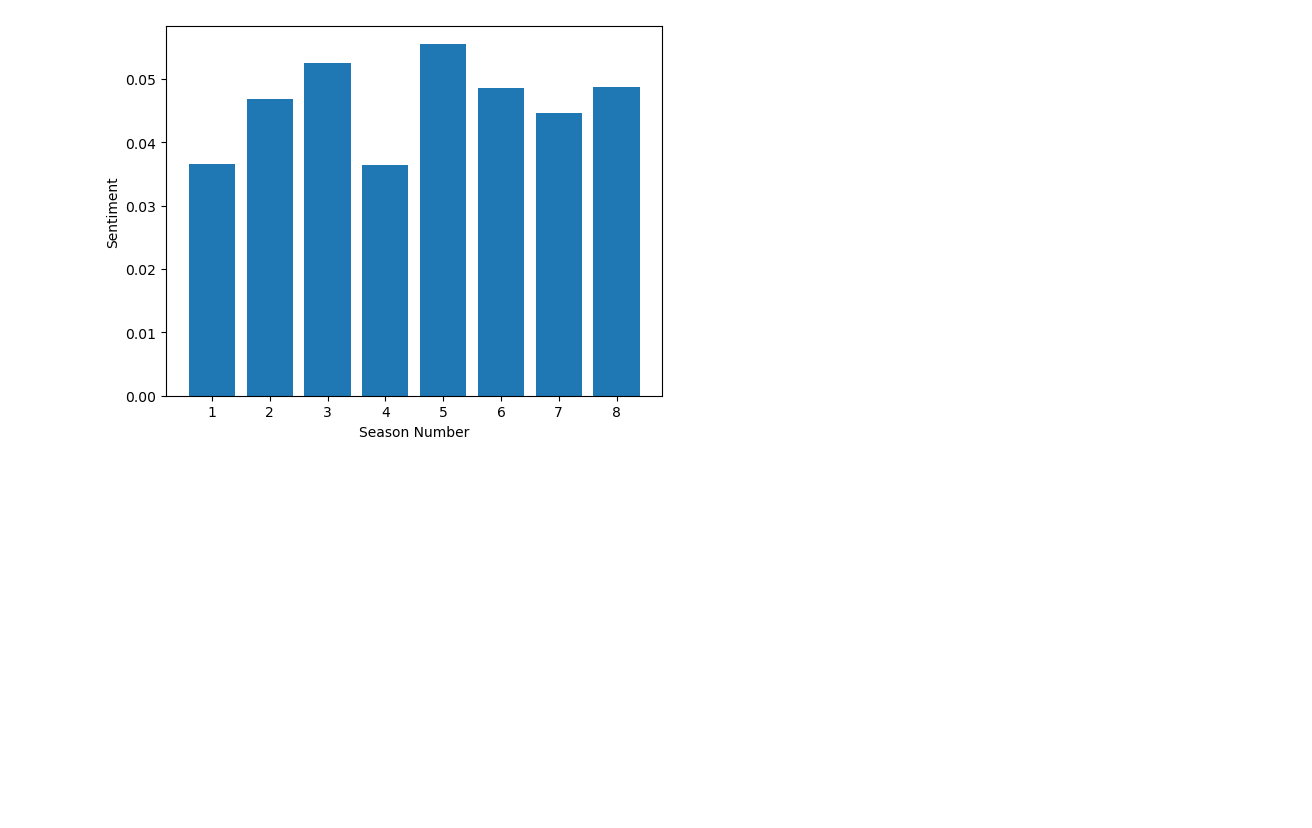
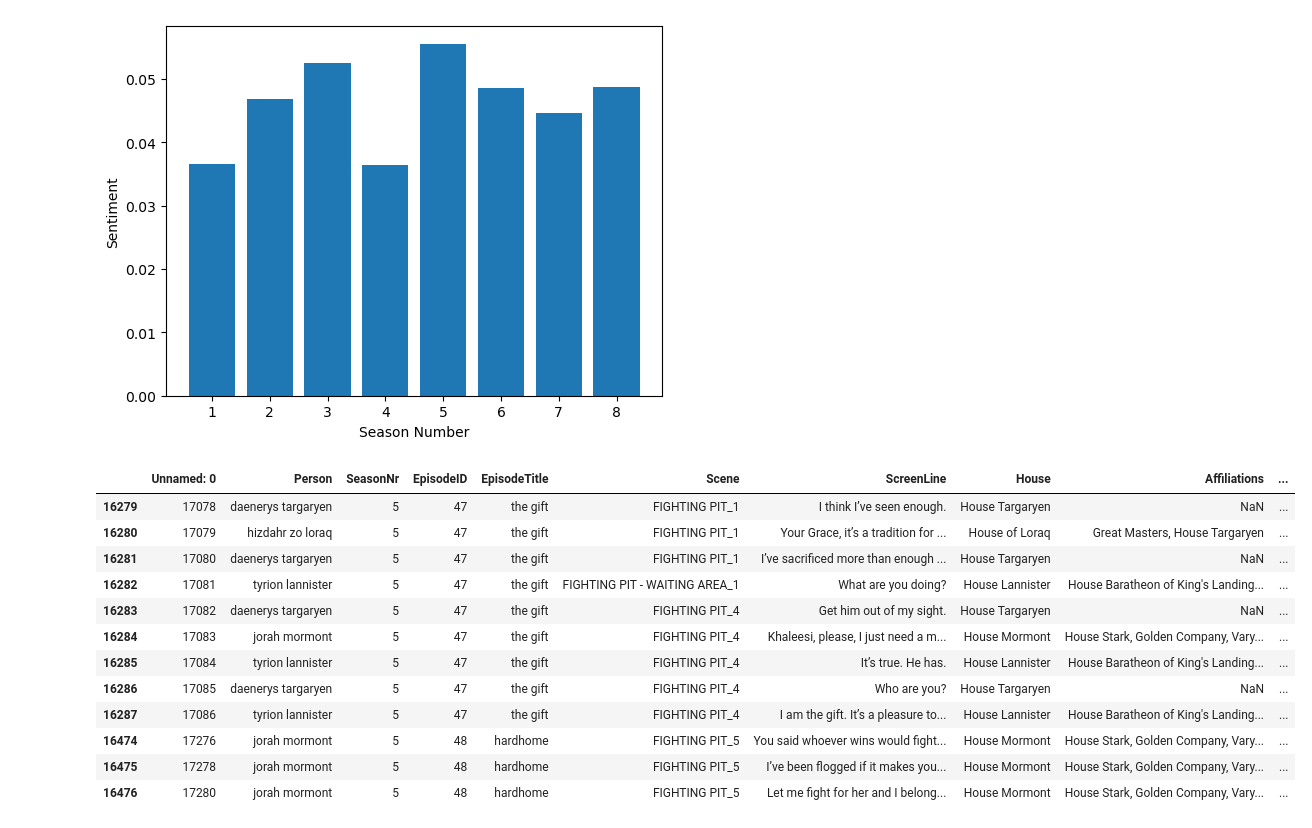
Before and after one commit to TorbjornBak/GOTSocialGraph, a Jupyter notebook: scripts/SentimentAnalysis.ipynb, the cells around one changed output. Saved outputs shown, nothing was run; the diff lists cells and outputs as text; code cells hidden in the pictures; blank space fills up the shorter version.

```diff
--- a/scripts/SentimentAnalysis.ipynb
+++ b/scripts/SentimentAnalysis.ipynb
@@ -366,3 +375,19 @@ plt.show()
 # %% [output]
 (0, None) (0.05554061123910805, 5)
 [figure]
+# %%
+df[df["SceneLocations"] == "fighting pit"]
+# %% [output]
+|  | Unnamed: 0 | Person | SeasonNr | EpisodeID | EpisodeTitle | Scene | ScreenLine | House | Affiliations | ... |
+| 16279 | 17078 | daenerys targaryen | 5 | 47 | the gift | FIGHTING PIT_1 | I think I’ve seen enough. | House Targaryen | NaN | ... |
+| 16280 | 17079 | hizdahr zo loraq | 5 | 47 | the gift | FIGHTING PIT_1 | Your Grace, it’s a tradition for ... | House of Loraq | Great Masters, House Targaryen | ... |
+| 16281 | 17080 | daenerys targaryen | 5 | 47 | the gift | FIGHTING PIT_1 | I’ve sacrificed more than enough ... | House Targaryen | NaN | ... |
+| 16282 | 17081 | tyrion lannister | 5 | 47 | the gift | FIGHTING PIT - WAITING AREA_1 | What are you doing? | House Lannister | House Baratheon of King's Landing... | ... |
+| 16283 | 17082 | daenerys targaryen | 5 | 47 | the gift | FIGHTING PIT_4 | Get him out of my sight. | House Targaryen | NaN | ... |
+| 16284 | 17083 | jorah mormont | 5 | 47 | the gift | FIGHTING PIT_4 | Khaleesi, please, I just need a m... | House Mormont | House Stark, Golden Company, Vary... | ... |
+| 16285 | 17084 | tyrion lannister | 5 | 47 | the gift | FIGHTING PIT_4 | It’s true. He has. | House Lannister | House Baratheon of King's Landing... | ... |
+| 16286 | 17085 | daenerys targaryen | 5 | 47 | the gift | FIGHTING PIT_4 | Who are you? | House Targaryen | NaN | ... |
+| 16287 | 17086 | tyrion lannister | 5 | 47 | the gift | FIGHTING PIT_4 | I am the gift. It’s a pleasure to... | House Lannister | House Baratheon of King's Landing... | ... |
+| 16474 | 17276 | jorah mormont | 5 | 48 | hardhome | FIGHTING PIT_5 | You said whoever wins would fight... | House Mormont | House Stark, Golden Company, Vary... | ... |
+| 16475 | 17278 | jorah mormont | 5 | 48 | hardhome | FIGHTING PIT_5 | I’ve been flogged if it makes you... | House Mormont | House Stark, Golden Company, Vary... | ... |
+| 16476 | 17280 | jorah mormont | 5 | 48 | hardhome | FIGHTING PIT_5 | Let me fight for her and I belong... | House Mormont | House Stark, Golden Company, Vary... | ... |
```
Also changed, not shown: parts of 4 cells of this notebook.
